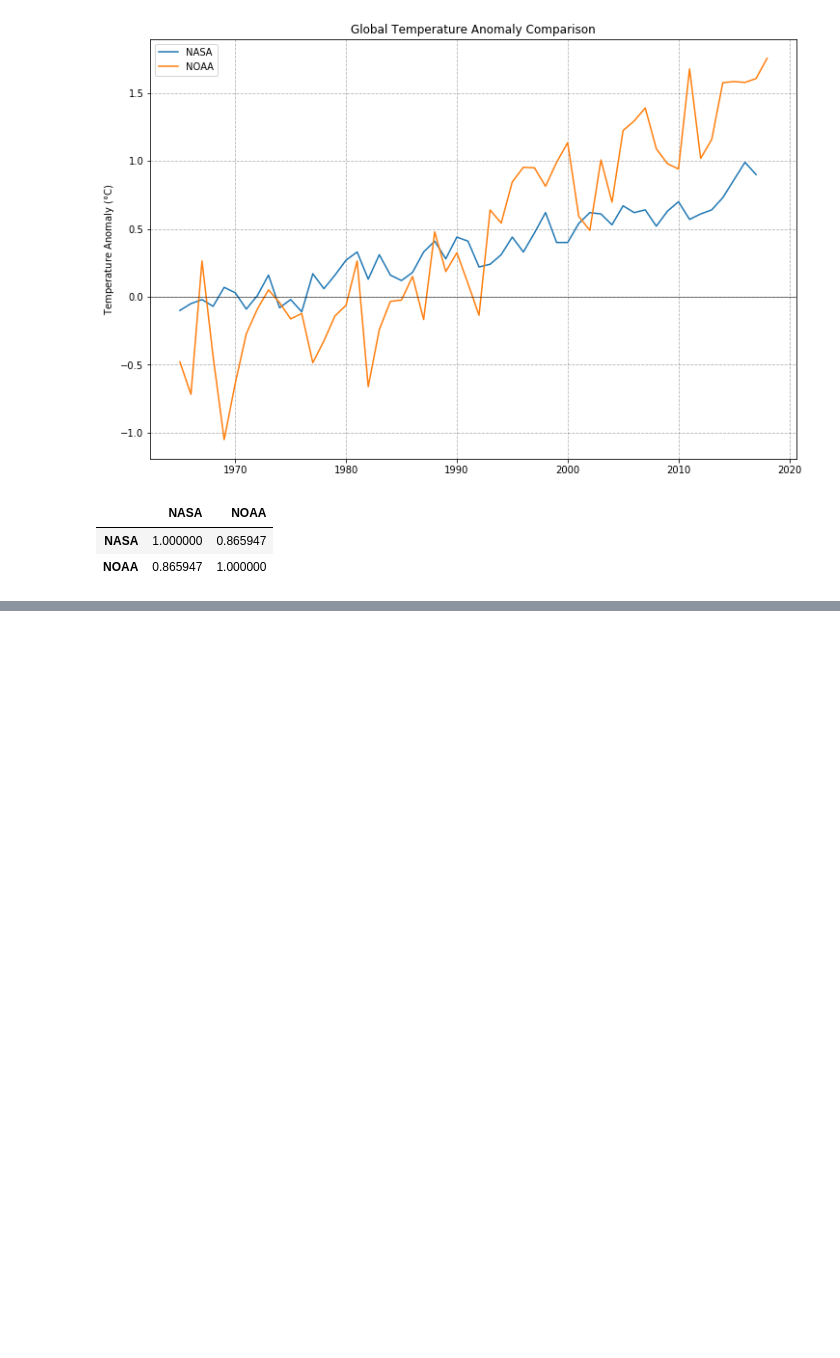
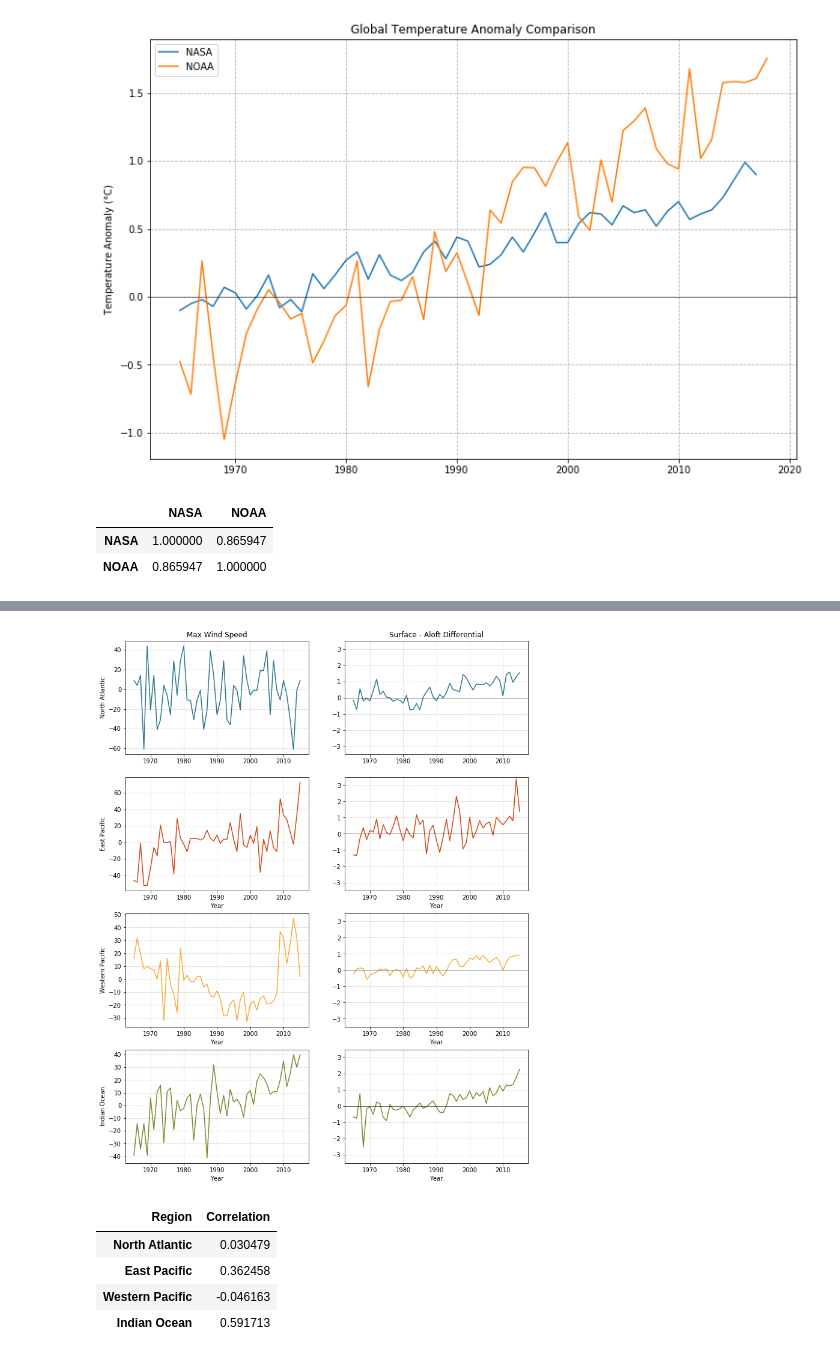
Before and after one commit to douglasdaly/hurricanes, a Jupyter notebook: notebooks/6_noaa_interpolated_feature_data_explore.ipynb, the cells around one changed output, grey strips where cells are left out. Cells and saved outputs as stored; diff of their text form; code cells hidden in the pictures; blank space fills up the shorter version.

```diff
--- a/notebooks/6_noaa_interpolated_feature_data_explore.ipynb
+++ b/notebooks/6_noaa_interpolated_feature_data_explore.ipynb
@@ -226,0 +227,73 @@ plt.show();
+# %%
+# - Average max wind speed & 'wind anomaly' by region
+nm = 'diff'
+
+avg_max_wind = region_yearly_df.loc[:, ['Region', 'Start Date', 'Max Winds']].copy()
+
+avg_max_wind['Year'] = [x.year for x in avg_max_wind['Start Date']]
+avg_max_wind.reset_index(inplace=True)
+avg_max_wind.drop(['StormID', 'Start Date'], inplace=True, axis=1)
+
+max_wind = avg_max_wind.groupby(['Year', 'Region'], axis=0) \
+                       .max().unstack('Region')
+max_wind.columns = max_wind.columns.droplevel(0)
+avg_max_wind = avg_max_wind.groupby(['Year', 'Region'], axis=0) \
+                           .mean().unstack('Region')
+avg_max_wind.columns = avg_max_wind.columns.droplevel(0)
+
+storm_data_to_plot = max_wind - max_wind.loc[1975:1985].mean()
+storm_data_to_plot = storm_data_to_plot.loc[1965:, :]
+
+# - NOAA Data
+data_to_plot = average_data[nm].groupby(average_data[nm].index.year, axis=0).mean()
+data_to_plot = data_to_plot.reindex(storm_data_to_plot.index)
+
+# - Plot
+fig, axs = plt.subplots(nrows=4, ncols=2, figsize=(figsize_width, 2*figsize_height))
+
+i_r = 0
+correlations = dict()
+for region in region_cuts.keys():
+    storm_data_to_plot.loc[:, region].plot(ax=axs[i_r][0], color=color_dict[region],
+                                           label='Max Wind Speed')
+    data_to_plot.loc[:, region].plot(ax=axs[i_r][1], color=color_dict[region],
+                                         label='Surface - Aloft Differential')
+
+    t_corr = pd.concat([storm_data_to_plot.loc[:, region],
+                        data_to_plot.loc[:, region]], axis=1).corr()
+    correlations[region] = t_corr.values[0][1]
+
+    axs[i_r][0].set_ylabel(region)
+    if i_r == 0:
+        axs[0][0].set_title('Max Wind Speed')
+        axs[0][1].set_title('Surface - Aloft Differential')
+
+    axs[i_r][0].grid(True, linestyle='--', alpha=0.6)
+    #axs[i_r][0].set_ylim((0, 220))
+
+    axs[i_r][1].grid(True, linestyle='--', alpha=0.6)
+    axs[i_r][1].axhline(0., linewidth=0.5, color='black')
+    axs[i_r][1].set_ylim((-3.5, 3.5))
+
+    if i_r != 3:
+        axs[0][0].set_xlabel('')
+        axs[0][1].set_xlabel('')
+
+    i_r += 1
+
+fig.savefig(os.path.join(media_dir, 'avg_max_wind_surface_aloft_diff_by_region.png'),
+            dpi=output_dpi)
+plt.show()
+
+# - Correlation Table
+corr_tbl = pd.DataFrame(correlations, index=['Correlation']).T
+corr_tbl.columns.name = 'Region'
+
+corr_tbl
+# %% [output]
+[figure, added]
+| Region | Correlation |
+| North Atlantic | 0.030479 |
+| East Pacific | 0.362458 |
+| Western Pacific | -0.046163 |
+| Indian Ocean | 0.591713 |
```
Also changed, not shown: parts of 5 cells of this notebook, 4 other files.
